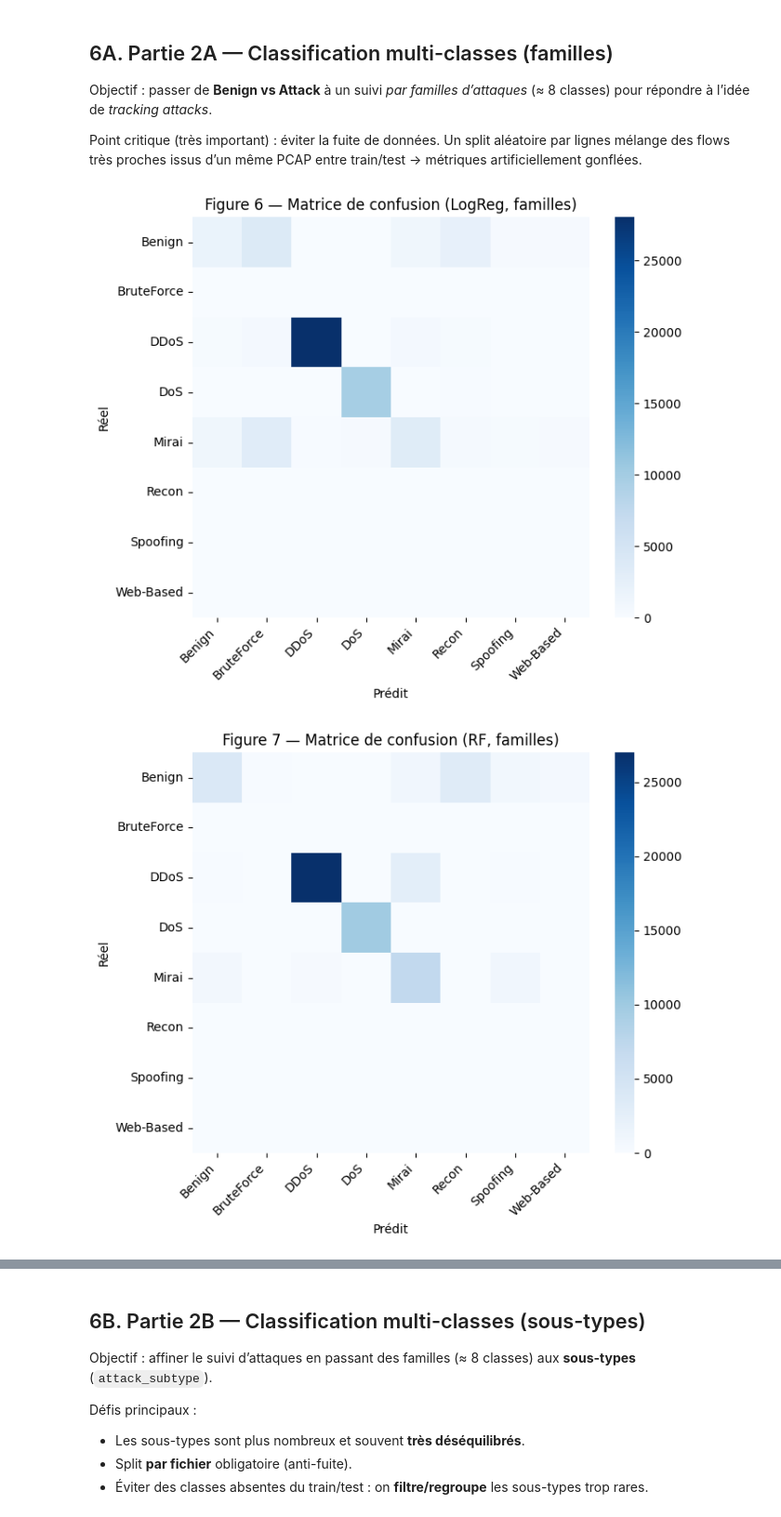
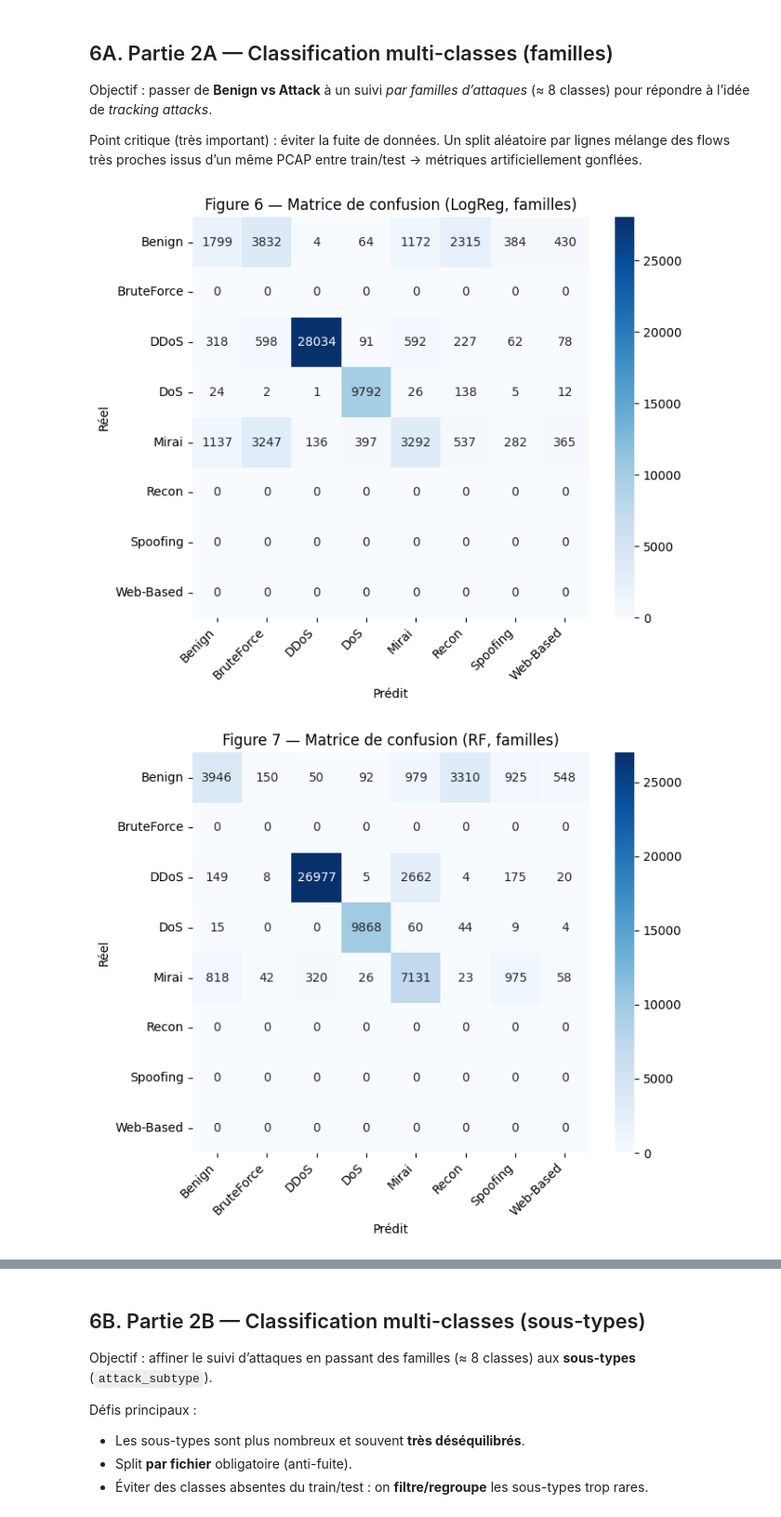
Before and after one commit to ErkannCh/mlsecu, a Jupyter notebook: mlsecu.ipynb, the cells around one changed output, grey strips where cells are left out. Shown at 93% size. Cells and saved outputs as stored; diff of their text form; code cells hidden in the pictures.

```diff
--- a/mlsecu.ipynb
+++ b/mlsecu.ipynb
@@ -39,7 +39,6 @@ RANDOM_STATE = 42
 np.random.seed(RANDOM_STATE)
 random.seed(RANDOM_STATE)
 
-VERBOSE = False
 BASE_DIR = "./Anomaly Detection - Flow Based Features"
 TARGET_FAMILIES = ["Benign", "BruteForce", "DDoS", "DoS", "Mirai", "Recon", "Spoofing", "Web-Based"]
 DROP_CANDIDATES = {"Flow ID","Src IP","Dst IP","Src Port","Dst Port","Timestamp","Unnamed: 0"}
@@ -61,9 +60,9 @@ MAX_ROWS_PER_FILE = 10_000 if LIGHT_MODE else 50_000_000
 MAX_ROWS_PER_FAMILY = 60_000 if LIGHT_MODE else 200_000_000
 MAX_ROWS_TOTAL = 300_000 if LIGHT_MODE else 800_000
 
-MIN_SAMPLES_PER_SUBTYPE = 1_000 if not LIGHT_MODE else 15_000
-TOP_K_SUBTYPES = 20 if not LIGHT_MODE else 10
-MAX_ROWS_PER_SUBTYPE = 20_000 if not LIGHT_MODE else 10_000
+MIN_SAMPLES_PER_SUBTYPE = 1_000
+TOP_K_SUBTYPES = 10 if LIGHT_MODE else 20
+MAX_ROWS_PER_SUBTYPE = 5_000 if LIGHT_MODE else 20_000
 # %% [markdown]
 ## 2. Jeu de données et protocole expérimental
 
@@ -428,9 +340,9 @@ pca_pred = (recon_error > np.quantile(train_recon_error, 0.95)).astype(int)
 
 
 
-results.append(eval_binary(binary_scenario["y_test"], iso_pred, y_score=iso_score, title=f"Non supervisé - IsolationForest"))
-results.append(eval_binary(binary_scenario["y_test"], oc_pred, y_score=oc_score, title=f"Non supervisé - OneClassSVM"))
-results.append(eval_binary(binary_scenario["y_test"], pca_pred, y_score=recon_error, title=f"Non supervisé - Erreur de reconstruction PCA"))
+results.append(eval_binary(binary_scenario["y_test"], iso_pred, iso_score, title=f"Non supervisé - IsolationForest"))
+results.append(eval_binary(binary_scenario["y_test"], oc_pred, oc_score, title=f"Non supervisé - OneClassSVM"))
+results.append(eval_binary(binary_scenario["y_test"], pca_pred, recon_error, title=f"Non supervisé - Erreur de reconstruction PCA"))
 for r in results:
 	r["scenario"] = binary_scenario["name"]
 
@@ -438,11 +350,11 @@ artifacts["iso_pred"] = iso_pred
 artifacts["oc_pred"] = oc_pred
 artifacts["pca_pred"] = pca_pred
 
-plot_confusion(binary_scenario["y_test"], artifacts["iso_pred"],   "Confusion — IsolationForest")
-plot_confusion(binary_scenario["y_test"], artifacts["oc_pred"],    "Confusion — OneClassSVM")
-plot_confusion(binary_scenario["y_test"], artifacts["pca_pred"],   "Confusion — PCA recon")
+plot_confusion_matrix(binary_scenario["y_test"], artifacts["iso_pred"],   "Confusion — IsolationForest", class_names=["Benign", "Attaque"])
+plot_confusion_matrix(binary_scenario["y_test"], artifacts["oc_pred"],    "Confusion — OneClassSVM", class_names=["Benign", "Attaque"])
+plot_confusion_matrix(binary_scenario["y_test"], artifacts["pca_pred"],   "Confusion — PCA recon", class_names=["Benign", "Attaque"])
 
 unsup_df = pd.DataFrame(results)
-unsup_df = unsup_df[["scenario", "title", "precision", "recall", "auprc", "balanced_acc", "mcc", "tn", "fp", "fn", "tp"]]
+unsup_df = unsup_df[["scenario", "title", "precision", "recall", "auprc", "balanced_acc", "mcc", "cm"]]
 unsup_df
 # %% [output]
@@ -489,9 +407,9 @@ xgb_pred = (xgb_score >= 0.5).astype(int)
 
 
 
-results.append(eval_binary(binary_scenario["y_test"], lr_pred, y_score=lr_score, title=f"Supervisé - Régression logistique"))
-results.append(eval_binary(binary_scenario["y_test"], rf_pred, y_score=rf_score, title=f"Supervisé - Forêt aléatoire"))
-results.append(eval_binary(binary_scenario["y_test"], xgb_pred, y_score=xgb_score, title=f"Supervisé - XGBoost (CPU hist)"))
+results.append(eval_binary(binary_scenario["y_test"], lr_pred, lr_score, title=f"Supervisé - Régression logistique"))
+results.append(eval_binary(binary_scenario["y_test"], rf_pred, rf_score, title=f"Supervisé - Forêt aléatoire"))
+results.append(eval_binary(binary_scenario["y_test"], xgb_pred, xgb_score, title=f"Supervisé - XGBoost (CPU hist)"))
 
 artifacts["lr_pred"] = lr_pred
 artifacts["rf_pred"] = rf_pred
@@ -501,12 +419,12 @@ artifacts["xgb_model"] = xgb_clf
 for r in results:
 	r["scenario"] = binary_scenario["name"]
 
-plot_confusion(binary_scenario["y_test"], artifacts["lr_pred"], "Confusion — Logistic Regression")
-plot_confusion(binary_scenario["y_test"], artifacts["rf_pred"], "Confusion — RandomForest",)
-plot_confusion(binary_scenario["y_test"], artifacts["xgb_pred"], "Confusion — XGBoost",)
+plot_confusion_matrix(binary_scenario["y_test"], artifacts["lr_pred"], "Confusion — Logistic Regression", class_names=["Benign", "Attaque"])
+plot_confusion_matrix(binary_scenario["y_test"], artifacts["rf_pred"], "Confusion — RandomForest", class_names=["Benign", "Attaque"])
+plot_confusion_matrix(binary_scenario["y_test"], artifacts["xgb_pred"], "Confusion — XGBoost", class_names=["Benign", "Attaque"])
 
 sup_df = pd.DataFrame(results)
-sup_df = sup_df[["scenario", "title", "precision", "recall", "auprc", "balanced_acc", "mcc", "tn", "fp", "fn", "tp"]]
+sup_df = sup_df[["scenario", "title", "precision", "recall", "auprc", "balanced_acc", "mcc", "cm"]]
 sup_df
 # %% [output]
 [figure]
@@ -611,37 +529,37 @@ xgb_clf = xgb.XGBClassifier(
     subsample=0.8,
     colsample_bytree=0.8,
     reg_lambda=1.0,
     tree_method="hist",
     objective="multi:softprob",
     num_class=len(family_scenario["classes"]),
     eval_metric="mlogloss",
     random_state=RANDOM_STATE,
     n_jobs=-1,
 )
 xgb_clf.fit(family_scenario["X_train"], family_scenario["y_train"])
 xgb_proba = xgb_clf.predict_proba(family_scenario["X_test"])
 xgb_pred = np.argmax(xgb_proba, axis=1)
 
 
 
 
 artifacts["lr_pred"] = lr_pred
 artifacts["rf_pred"] = rf_pred
 artifacts["xgb_pred"] = xgb_pred
 
-fam_results.append(eval_multiclass(family_scenario["y_test"], lr_pred, y_proba=lr_proba, classes=lr.classes_, title="Multiclass - LogisticRegression"))
-fam_results.append(eval_multiclass(family_scenario["y_test"], rf_pred, y_proba=rf_proba, classes=rf.classes_, title="Multiclass - RandomForest"))
+fam_results.append(eval_multiclass(family_scenario["y_test"], lr_pred, title="Multiclass - LogisticRegression", y_proba=lr_proba, classes=lr.classes_))
+fam_results.append(eval_multiclass(family_scenario["y_test"], rf_pred, title="Multiclass - RandomForest", y_proba=rf_proba, classes=rf.classes_))
 fam_results.append(eval_multiclass(family_scenario["y_test"], xgb_pred, y_proba=xgb_proba, classes=np.arange(len(family_scenario["classes"])), title="Multiclass - XGBoost (hist)"))
 for r in fam_results:
     r["scenario"] = family_scenario["name"]
 
-plot_confusion_multiclass(family_scenario["y_test"], artifacts["lr_pred"], labels=family_scenario["classes"], title="Figure 6 — Matrice de confusion (LogReg, familles)")
-plot_confusion_multiclass(family_scenario["y_test"], artifacts["rf_pred"], labels=family_scenario["classes"], title="Figure 7 — Matrice de confusion (RF, familles)")
-plot_confusion_multiclass(family_scenario["y_test"], artifacts["xgb_pred"], labels=family_scenario["classes"], title="Figure 8 — Matrice de confusion (XGB, familles)")
+plot_confusion_matrix(family_scenario["y_test"], artifacts["lr_pred"], class_names=family_scenario["classes"], title="Figure 6 — Matrice de confusion (LogReg, familles)")
+plot_confusion_matrix(family_scenario["y_test"], artifacts["rf_pred"], class_names=family_scenario["classes"], title="Figure 7 — Matrice de confusion (RF, familles)")
+plot_confusion_matrix(family_scenario["y_test"], artifacts["xgb_pred"], class_names=family_scenario["classes"], title="Figure 8 — Matrice de confusion (XGB, familles)")
 
 fam_df = pd.DataFrame(fam_results)
 fam_df = fam_df[["scenario", "title", "prec_macro", "rec_macro", "prec_weighted", "rec_weighted", "auprc_macro_ovr", "balanced_acc", "mcc"]]
 fam_df
 # %% [output]
-[figure, old version]
+[figure, new version]
-[figure, old version]
+[figure, new version]
```
Also changed, not shown: parts of 9 cells of this notebook.
